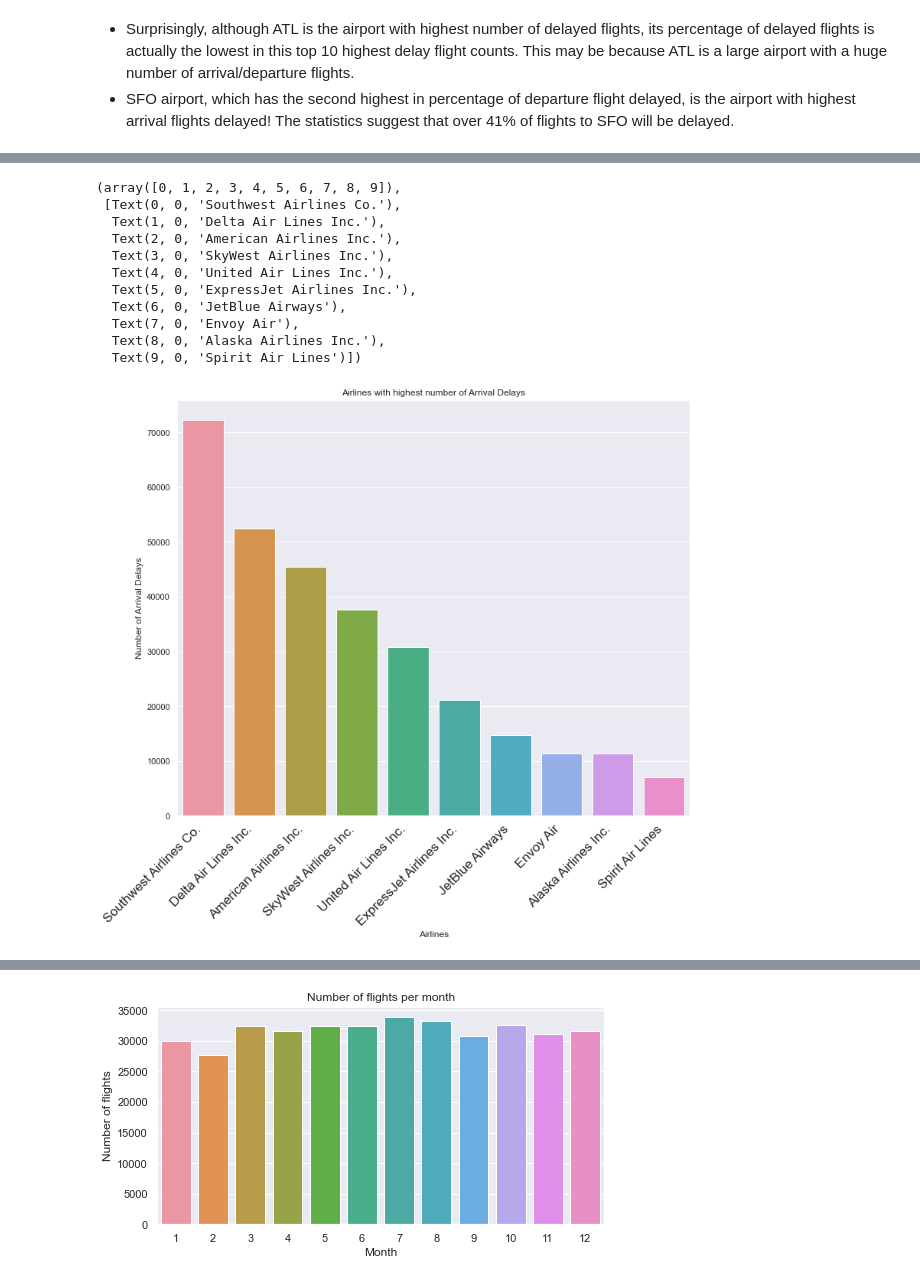
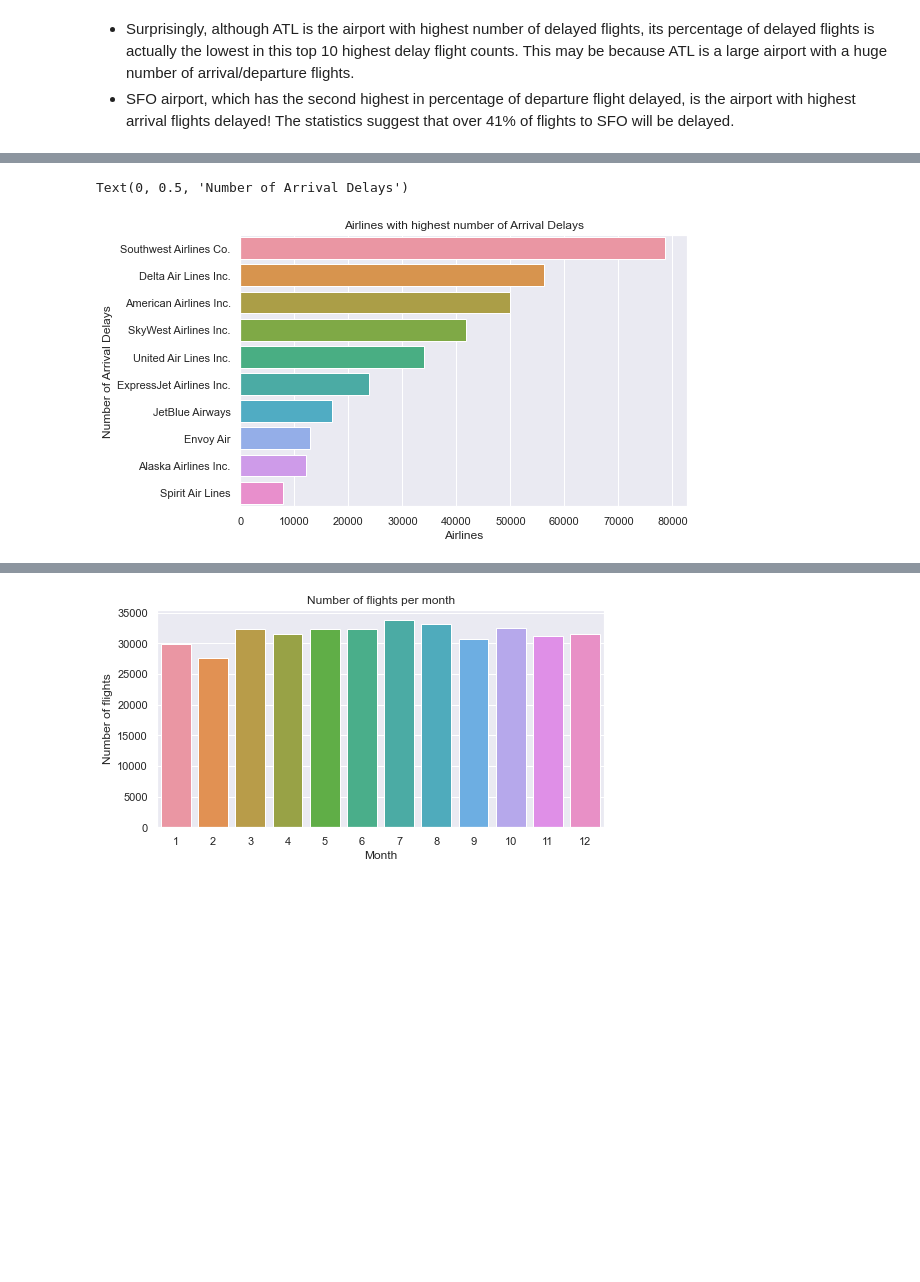
Before and after one commit to grace-pham/Flight-Delay-Predictions, a Jupyter notebook: EDA.ipynb, the cells around one changed output, grey strips where cells are left out. Drawn from its saved outputs; the diff is of its cells as text; code cells hidden in the pictures; blank space fills up the shorter version.

```diff
--- a/EDA.ipynb
+++ b/EDA.ipynb
@@ -412,2 +109,0 @@ airline_df['IsDepDelay'] = airline_df["DepDelayMinutes"] > 0
-# %%
-airline_df['IsArrDelay'] = airline_df["ArrDelayMinutes"] > 0
@@ -446,2 +109,0 @@ airline_df.shape
-# %%
-airline_df = drop_cols_with_missing_val_threshold(airline_df, 0.95)
@@ -486,16 +109,0 @@ Index(['Year', 'Month', 'DayofMonth', 'FlightDate', 'Reporting_Airline',
-# %%
-airline_df.rename(columns={"Reporting_Airline":"Airline",
-                   "Origin":"Origin_Airport",
-                  "Dest":"Dest_Airport",
-                  "CRSDepTime":"Scheduled_Departure",
-                  "DepTime":"Departure_Time",
-                  "DepDelay":"Departure_Delay",
-                  "CRSArrTime":"Scheduled_Arrival",
-                  "ArrTime":"Arrival_Time",
-                  "ArrDelay":"Arrival_Delay",
-                  "CRSElapsedTime":"Scheduled_Time",
-                  "ActualElapsedTime":"Elapsed_Time",
-                  "DOT_ID_Reporting_Airline":"DOT_ID_Airline",
-                  "IATA_CODE_Reporting_Airline":"IATA_CODE_Airline",
-                  "Flight_Number_Reporting_Airline":"Flight_Number_Airline",
-                  "DayofMonth":"Day"} ,inplace=True)
@@ -608,2 +109,0 @@ airportMapping.head()
-# %%
-airline_df = airline_df.merge(airportMapping, left_on='Airline', right_on='Code')
@@ -1006,33 +690,13 @@ a3
 # %%
-sns.set_style('darkgrid')
-sns.set_palette('Set2')
-sns.barplot(data=a3, x=a3.Airline_Name, y=a3.Arrival_Delay)
-
-plt.title('Airlines with highest number of Arrival Delays')
+fig = plt.figure(figsize=(8, 5))
+ax = plt.axes()
+sns.barplot(y = a3.Airline_Name, x = a3.Arrival_Delay, data = a3, orient = 'h', ax = ax) \
+.set(title = 'Airlines with highest number of Arrival Delays')
 plt.xlabel('Airlines')
 plt.ylabel('Number of Arrival Delays')
-
-
-
-plt.xticks(
-    rotation=45,
-    horizontalalignment='right',
-    fontweight='light',
-    fontsize='x-large'
-)
 # %% [output]
-(array([0, 1, 2, 3, 4, 5, 6, 7, 8, 9]),
- [Text(0, 0, 'Southwest Airlines Co.'),
-  Text(1, 0, 'Delta Air Lines Inc.'),
-  Text(2, 0, 'American Airlines Inc.'),
-  Text(3, 0, 'SkyWest Airlines Inc.'),
-  Text(4, 0, 'United Air Lines Inc.'),
-  Text(5, 0, 'ExpressJet Airlines Inc.'),
-  Text(6, 0, 'JetBlue Airways'),
-  Text(7, 0, 'Envoy Air'),
-  Text(8, 0, 'Alaska Airlines Inc.'),
-  Text(9, 0, 'Spirit Air Lines')])
+Text(0, 0.5, 'Number of Arrival Delays')
-[figure, old version]
+[figure, new version]
 # %%
 ### percentages arrival delay
 
```
Also changed, not shown: parts of 208 cells of this notebook.
